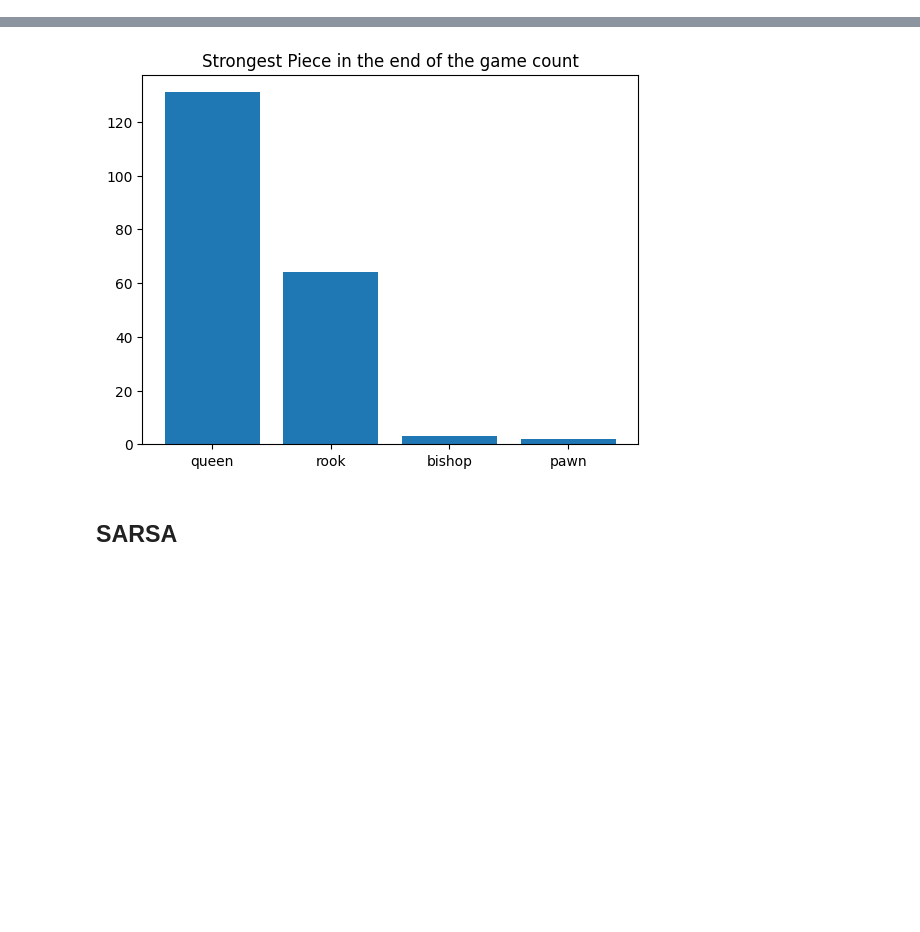
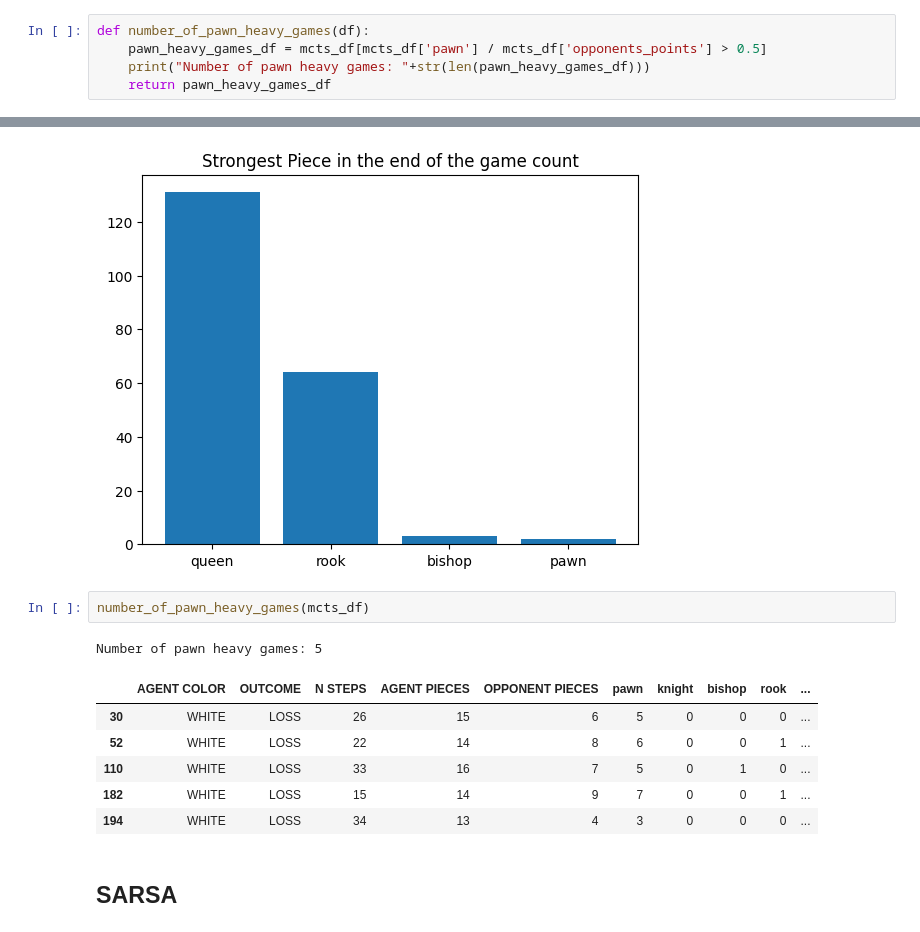
Before and after one commit to inesleonidasrocha/ChessRL23, a Jupyter notebook: RL PROJECT DeepQLearning.ipynb, the cells around one changed output, grey strips where cells are left out. Drawn from its saved outputs; the diff is of its cells as text; blank space fills up the shorter version.

```diff
--- a/RL PROJECT DeepQLearning.ipynb
+++ b/RL PROJECT DeepQLearning.ipynb
@@ -1434,3 +1445,8 @@ def total_point_left_of_opponents_pieces(df):
+# %%
+def number_of_pawn_heavy_games(df):
+    pawn_heavy_games_df = mcts_df[mcts_df['pawn'] / mcts_df['opponents_points'] > 0.5]
+    print("Number of pawn heavy games: "+str(len(pawn_heavy_games_df)))
+    return pawn_heavy_games_df
 # %%
 def total_opponents_pieces_left_line_plot(df):
     df_white, df_black = separate_colors(df)
@@ -1637,6 +1616,16 @@ Name: Strongest_opponent_piece, dtype: int64
 strongest_piece_bar_plot(mcts_df)
 # %% [output]
 [figure]
+# %%
+number_of_pawn_heavy_games(mcts_df)
+# %% [output]
+Number of pawn heavy games: 5
+|  | AGENT COLOR | OUTCOME | N STEPS | AGENT PIECES | OPPONENT PIECES | pawn | knight | bishop | rook | ... |
+| 30 | WHITE | LOSS | 26 | 15 | 6 | 5 | 0 | 0 | 0 | ... |
+| 52 | WHITE | LOSS | 22 | 14 | 8 | 6 | 0 | 0 | 1 | ... |
+| 110 | WHITE | LOSS | 33 | 16 | 7 | 5 | 0 | 1 | 0 | ... |
+| 182 | WHITE | LOSS | 15 | 14 | 9 | 7 | 0 | 0 | 1 | ... |
+| 194 | WHITE | LOSS | 34 | 13 | 4 | 3 | 0 | 0 | 0 | ... |
 # %% [markdown]
 ## SARSA
 # %% [markdown]
```
Also changed, not shown: parts of 11 cells of this notebook.
